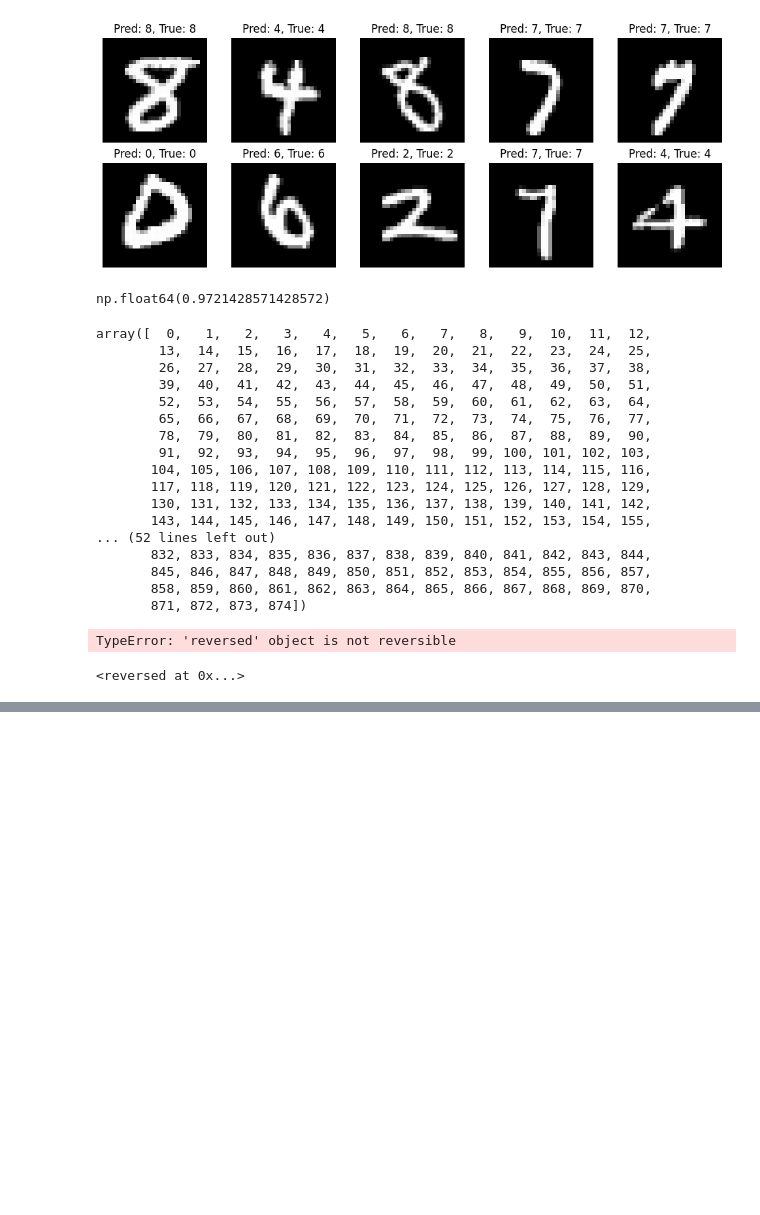
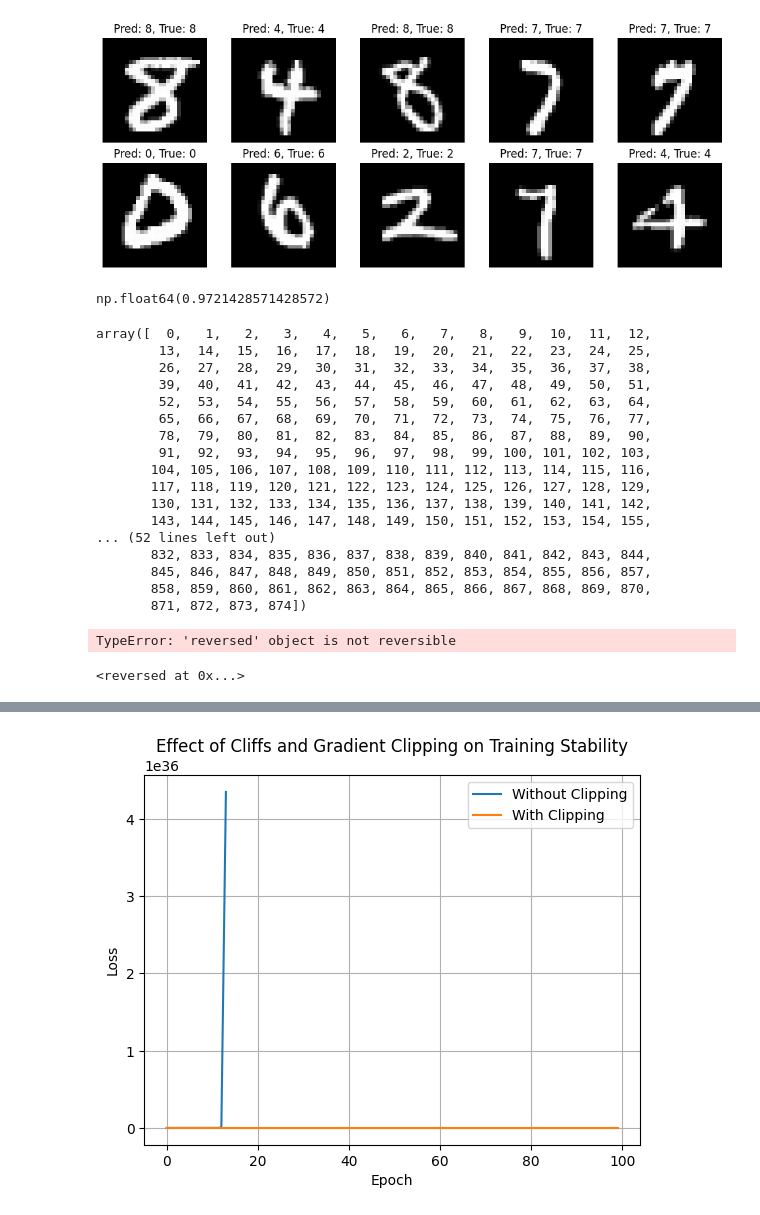
Before and after one commit to Shaik-Amaan-Ahmed/statistics, a Jupyter notebook: ml/nn-scratch.ipynb, the cells around one changed output, grey strips where cells are left out. Cells and saved outputs as stored; diff of their text form; code cells hidden in the pictures; blank space fills up the shorter version.

```diff
--- a/ml/nn-scratch.ipynb
+++ b/ml/nn-scratch.ipynb
@@ -306,0 +362,67 @@ TypeError: 'reversed' object is not reversible
+# %%
+import torch
+import torch.nn as nn
+import matplotlib.pyplot as plt
+
+torch.manual_seed(0)
+
+# Simple RNN model
+class SimpleRNN(nn.Module):
+    def __init__(self, input_size, hidden_size):
+        super(SimpleRNN, self).__init__()
+        self.rnn = nn.RNN(input_size, hidden_size, batch_first=True)
+        self.fc = nn.Linear(hidden_size, 1)
+
+    def forward(self, x):
+        out, _ = self.rnn(x)
+        out = self.fc(out[:, -1, :])  # Use output from last time step
+        return out
+
+# Toy dataset: learn to sum values over a sequence
+def generate_data(batch_size=64, seq_len=20):
+    X = torch.rand(batch_size, seq_len, 1)
+    y = X.sum(dim=1)
+    return X, y
+
+# Training loop
+def train(model, use_clipping=False, clip_value=1.0):
+    optimizer = torch.optim.SGD(model.parameters(), lr=1.0)  # High LR to exaggerate cliff effects
+    criterion = nn.MSELoss()
+    losses = []
+
+    for epoch in range(100):
+        model.train()
+        x, y = generate_data()
+        output = model(x)
+        loss = criterion(output, y)
+        losses.append(loss.item())
+
+        optimizer.zero_grad()
+        loss.backward()
+
+        if use_clipping:
+            torch.nn.utils.clip_grad_norm_(model.parameters(), clip_value)
+
+        optimizer.step()
+
+    return losses
+
+# Train without clipping (observe cliff behavior)
+model1 = SimpleRNN(1, 16)
+losses1 = train(model1, use_clipping=False)
+
+# Train with gradient clipping
+model2 = SimpleRNN(1, 16)
+losses2 = train(model2, use_clipping=True, clip_value=1.0)
+
+# Plot
+plt.plot(losses1, label='Without Clipping')
+plt.plot(losses2, label='With Clipping')
+plt.xlabel('Epoch')
+plt.ylabel('Loss')
+plt.title('Effect of Cliffs and Gradient Clipping on Training Stability')
+plt.legend()
+plt.grid(True)
+plt.show()
+# %% [output]
+[figure, added]
```
Also changed, not shown: parts of 20 cells of this notebook, 2 other files.
